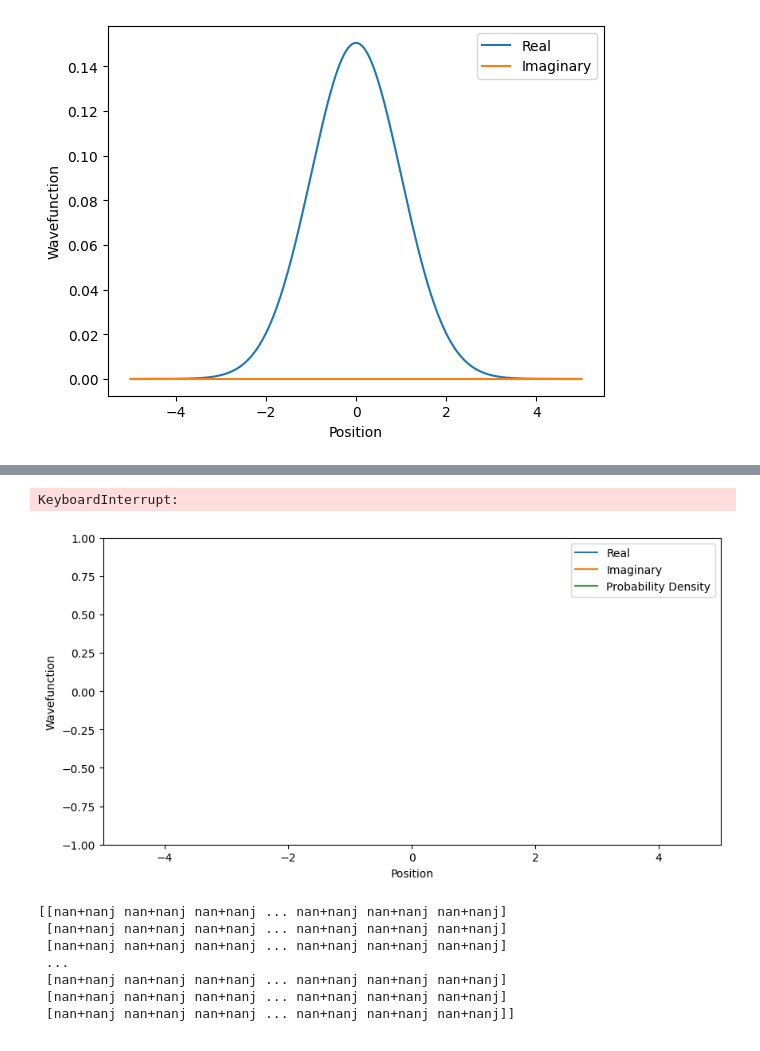
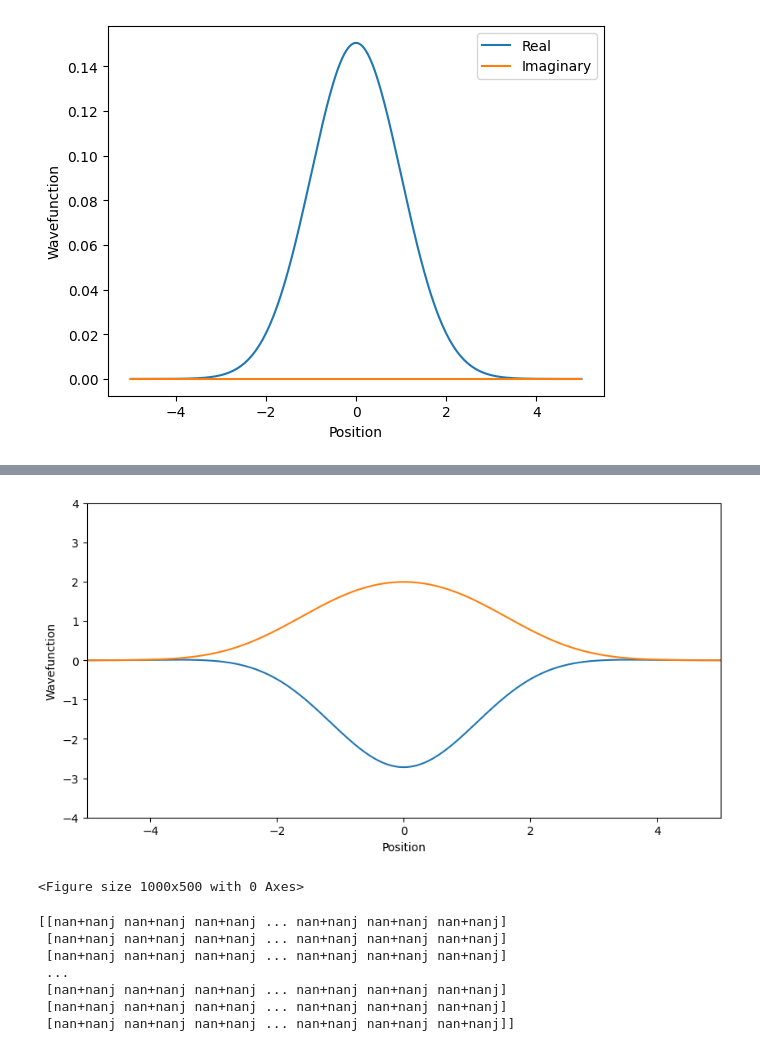
Before and after one commit to ascsn/wavefunction-dimensionality-reduction, a Jupyter notebook: QTE.ipynb, the cells around one changed output, grey strips where cells are left out. Cells and saved outputs as stored; diff of their text form; code cells hidden in the pictures.

```diff
--- a/QTE.ipynb
+++ b/QTE.ipynb
@@ -171,46 +176,58 @@ while t <= t_max:
 <Figure size 1000x500 with 0 Axes>
 # %%
+h_bar = 1#.05457e-35
+mass = 1
+q = 1
+N = 250
+
+x = np.linspace(-5, 5, N)
+dx = x[1] - x[0]
+
+initial_state = (1 / np.sqrt(2 * np.pi)) * np.exp(-0.5 * x**2)
+
 t = 0
 t_max = 1
+t_steps = 250
+t_values = np.linspace(t, t_max, t_steps)
+dt = t_values[1] - t_values[0]
 count = 0
+terms = 7
 
 fig, ax = plt.subplots(figsize=(10, 5))
 
 while t <= t_max:
 
     if t == 0:
         final_state = initial_state.copy()
-        final_state = final_state/np.sqrt(np.dot(final_state,np.conj(final_state))*dx)
+        final_state = final_state/(np.linalg.norm(final_state)*dx)
 
     else:
 
-        teo = taylor_series_expansion(H, terms,  dt)
+        teo = taylor_series_expansion(H, terms, dt)
         new_state = np.dot(teo, final_state)
+        #print(new_state)
         final_state = final_state.astype(np.complex128)
         final_state = new_state.copy()
-        final_state = final_state/np.sqrt(np.dot(final_state,np.conj(final_state)))
+        final_state = final_state/(np.linalg.norm(final_state)*dx)
 
-    plt.plot(x, eigenvalues[0]+(np.real(final_state[:,0])))
-    plt.plot(x, eigenvalues[0]+(np.imag(final_state[:,0])))
-    plt.plot(x, np.abs(final_state[:,0])**2)
-    plt.legend(['Real','Imaginary','Probability Density'])
+    pd = np.abs(final_state)**2
+    plt.plot(x, (np.imag(final_state[:])))
+    plt.plot(x, (np.real(final_state[:])))
+    #plt.plot(x, pd[:])
     plt.xlim([-5,5])
-    plt.ylim([-1,1])
-    #plt.plot(x, eigenvalues[0]+final_state[:,0])
-    #plt.xlim([-5,5])
-    #plt.ylim([-0,1])
+    plt.ylim([-4,4])
 
     plt.xlabel("Position")
     plt.ylabel("Wavefunction")
     clear_output(wait=True)
     display(fig)
     fig.clear()
 
     t += dt
     count += 1
 # %% [output]
+[figure, new version]
-KeyboardInterrupt:
+<Figure size 1000x500 with 0 Axes>
-[figure, old version]
 # %%
 def run_simulation(Nx, Nt, terms):
 
```
Also changed, not shown: parts of 12 cells of this notebook.
